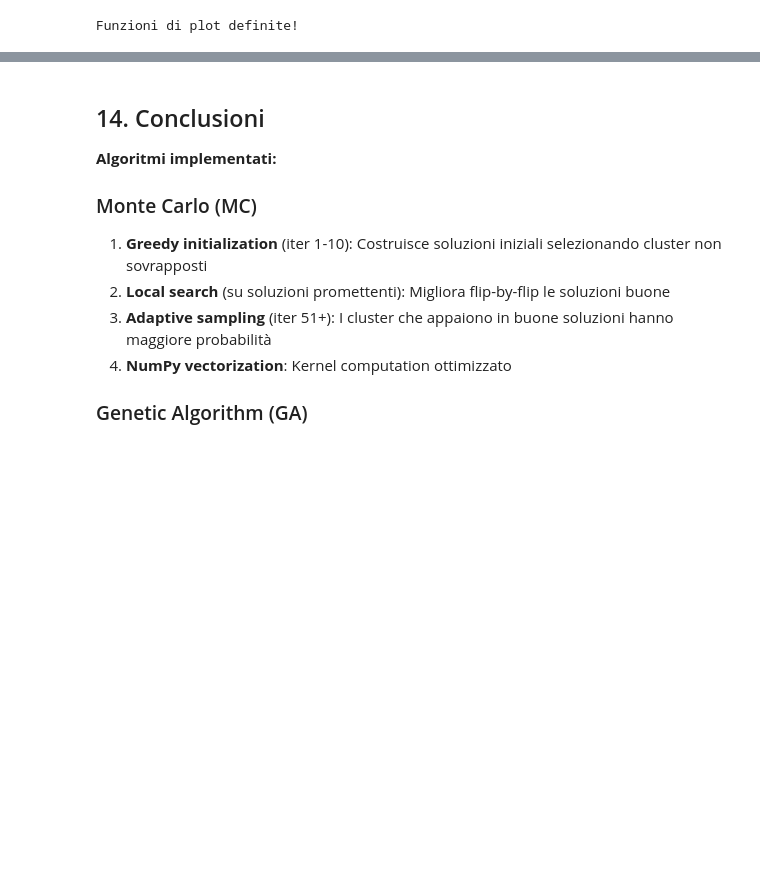
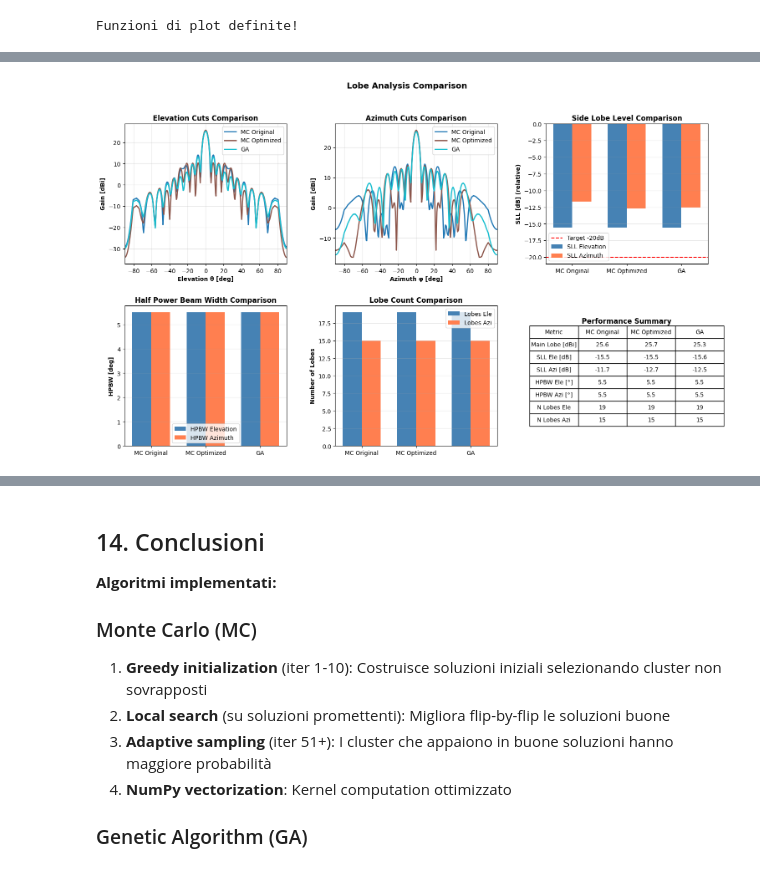
Before and after one commit to mindPazi/antenna-clustering, a Jupyter notebook: irregular/pyvers/clustering_comparison.ipynb, the cells around one changed output, grey strips where cells are left out. Saved outputs shown, nothing was run; the diff lists cells and outputs as text; code cells hidden in the pictures; blank space fills up the shorter version.

```diff
--- a/irregular/pyvers/clustering_comparison.ipynb
+++ b/irregular/pyvers/clustering_comparison.ipynb
@@ -1554,0 +1994,77 @@ VINCITORE (miglior Cm): GA con Cm = 307
+# %%
+# ============================================================
+# CONFRONTO LOBI TRA TUTTE LE SOLUZIONI
+# ============================================================
+
+print("="*70)
+print("CONFRONTO LOBI - MC Original vs MC Optimized vs GA")
+print("="*70)
+
+# Prepara lista di risultati per il confronto (con FF_I_dB calcolato)
+results_to_compare = []
+labels_to_compare = []
+
+if best_mc_orig:
+    ff_i_db, g_bore = get_ff_i_db_mc(best_mc_orig, array, optimizer_original)
+    if ff_i_db is not None:
+        result_copy = dict(best_mc_orig)
+        result_copy['FF_I_dB'] = ff_i_db
+        result_copy['G_boresight'] = g_bore
+        results_to_compare.append(result_copy)
+        labels_to_compare.append('MC Original')
+
+if best_mc_opt:
+    ff_i_db, g_bore = get_ff_i_db_mc(best_mc_opt, array, optimizer_optimized)
+    if ff_i_db is not None:
+        result_copy = dict(best_mc_opt)
+        result_copy['FF_I_dB'] = ff_i_db
+        result_copy['G_boresight'] = g_bore
+        results_to_compare.append(result_copy)
+        labels_to_compare.append('MC Optimized')
+
+if best_ga:
+    ff_i_db, g_bore = get_ff_i_db_ga(best_ga, array, ga_optimizer)
+    if ff_i_db is not None:
+        result_copy = dict(best_ga)
+        result_copy['FF_I_dB'] = ff_i_db
+        result_copy['G_boresight'] = g_bore
+        results_to_compare.append(result_copy)
+        labels_to_compare.append('GA')
+
+if len(results_to_compare) >= 2:
+    comparison_metrics = plot_lobe_comparison(
+        results_to_compare, labels_to_compare, array,
+        save_path='lobe_comparison_all.png'
+    )
+
+    print("\n" + "="*70)
+    print("TABELLA RIEPILOGATIVA LOBI")
+    print("="*70)
+    print(f"\n{'Metrica':<25}", end='')
+    for label in labels_to_compare:
+        print(f"{label:>15}", end='')
+    print()
+    print("-"*70)
+
+    for i, metric_name in enumerate(['main_lobe_gain', 'sll_ele_relative', 'sll_azi_relative',
+                                      'hpbw_ele', 'hpbw_azi', 'n_lobes_ele', 'n_lobes_azi']):
+        label_map = {
+            'main_lobe_gain': 'Main Lobe [dBi]',
+            'sll_ele_relative': 'SLL Ele [dB]',
+            'sll_azi_relative': 'SLL Azi [dB]',
+            'hpbw_ele': 'HPBW Ele [°]',
+            'hpbw_azi': 'HPBW Azi [°]',
+            'n_lobes_ele': 'N Lobes Ele',
+            'n_lobes_azi': 'N Lobes Azi'
+        }
+        print(f"{label_map[metric_name]:<25}", end='')
+        for m in comparison_metrics:
+            val = m[metric_name]
+            if isinstance(val, float):
+                print(f"{val:>15.2f}", end='')
+            else:
+                print(f"{val:>15d}", end='')
+        print()
+else:
+    print("Non ci sono abbastanza soluzioni per il confronto")
+# %% [output]
@@ -1554,0 +2075 @@ VINCITORE (miglior Cm): GA con Cm = 307
+[figure, added]
```
Also changed, not shown: parts of 17 cells of this notebook, 11 other files.
